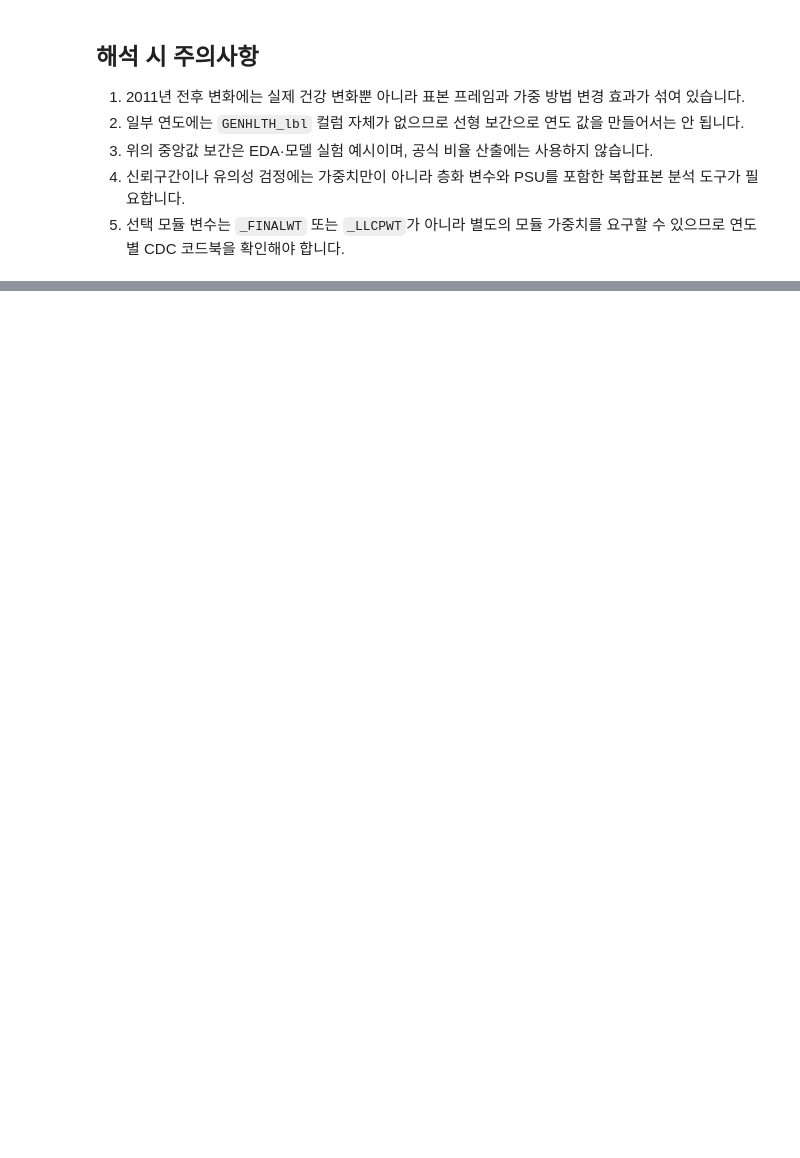
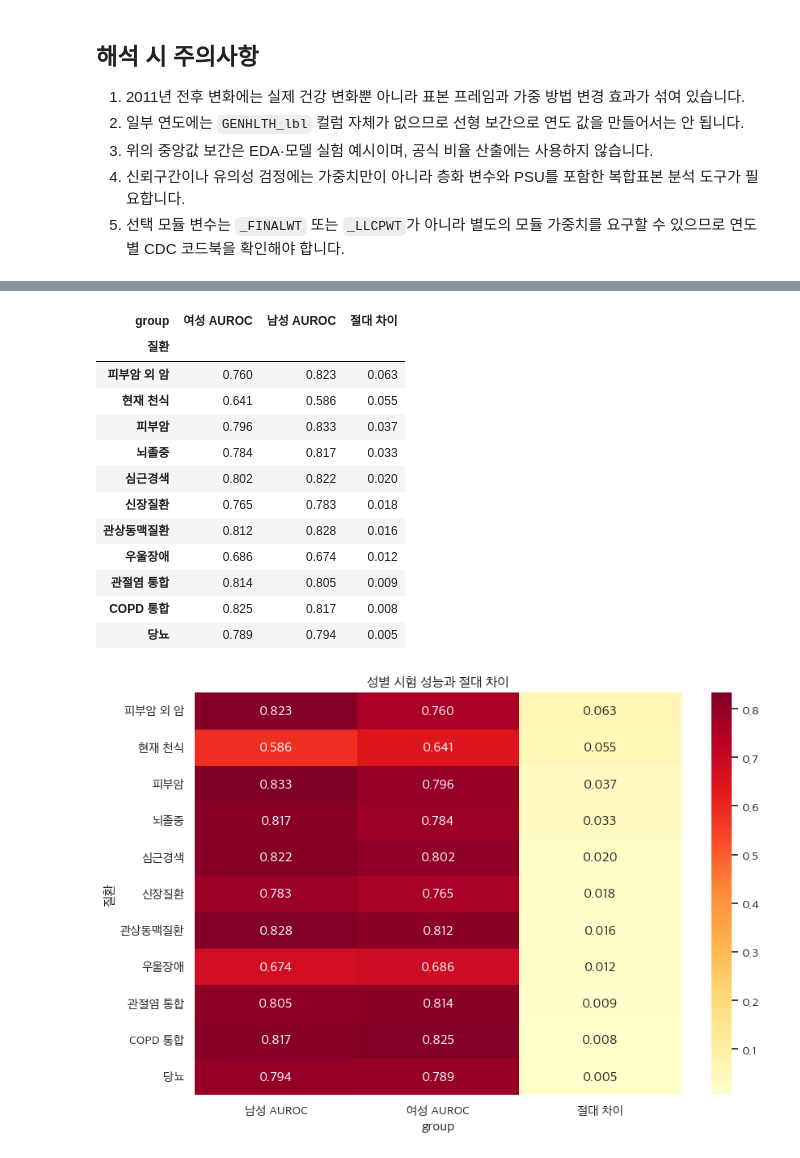
Before and after one commit to AI-HealthCare-05/AH_05_03, a Jupyter notebook: brfss_eda.ipynb, the cells around one changed output, grey strips where cells are left out. Cells and saved outputs as stored; diff of their text form; code cells hidden in the pictures; blank space fills up the shorter version.

```diff
--- a/brfss_eda.ipynb
+++ b/brfss_eda.ipynb
@@ -419,0 +593,30 @@ plt.show()
+# %%
+sex_auroc = (
+    subgroup_metrics.loc[subgroup_metrics["subgroup"].eq("sex")]
+    .pivot(index="질환", columns="group", values="auroc")
+    .rename(columns={"male": "남성 AUROC", "female": "여성 AUROC"})
+)
+sex_auroc["절대 차이"] = (sex_auroc["여성 AUROC"] - sex_auroc["남성 AUROC"]).abs()
+sex_auroc = sex_auroc.sort_values("절대 차이", ascending=False)
+display(sex_auroc.style.format("{:.3f}").background_gradient(cmap="Oranges", subset=["절대 차이"]))
+
+plt.figure(figsize=(9, 6))
+sns.heatmap(sex_auroc[["남성 AUROC", "여성 AUROC", "절대 차이"]], annot=True, fmt=".3f", cmap="YlOrRd")
+plt.title("성별 시험 성능과 절대 차이")
+plt.tight_layout()
+plt.show()
+# %% [output]
+| group | 여성 AUROC | 남성 AUROC | 절대 차이 |
+| 질환 |  |  |  |
+| 피부암 외 암 | 0.760 | 0.823 | 0.063 |
+| 현재 천식 | 0.641 | 0.586 | 0.055 |
+| 피부암 | 0.796 | 0.833 | 0.037 |
+| 뇌졸중 | 0.784 | 0.817 | 0.033 |
+| 심근경색 | 0.802 | 0.822 | 0.020 |
+| 신장질환 | 0.765 | 0.783 | 0.018 |
+| 관상동맥질환 | 0.812 | 0.828 | 0.016 |
+| 우울장애 | 0.686 | 0.674 | 0.012 |
+| 관절염 통합 | 0.814 | 0.805 | 0.009 |
+| COPD 통합 | 0.825 | 0.817 | 0.008 |
+| 당뇨 | 0.789 | 0.794 | 0.005 |
+[figure, added]
```
Also changed, not shown: parts of 15 cells of this notebook, 21 other files.
